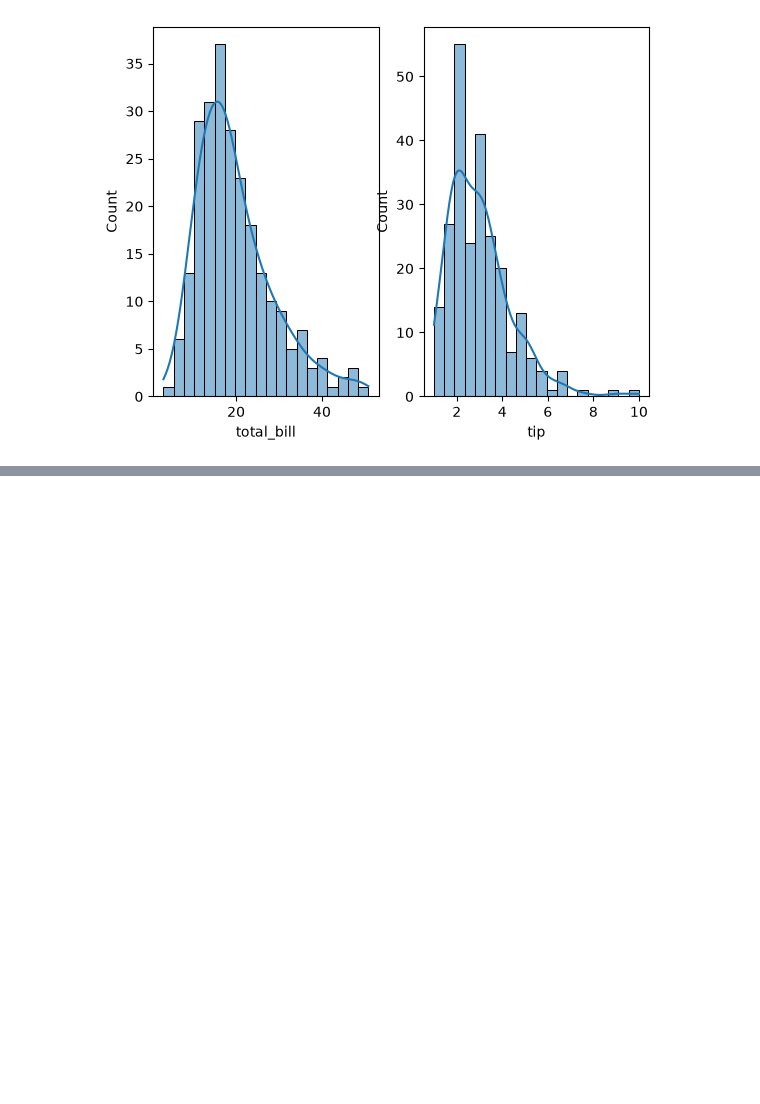
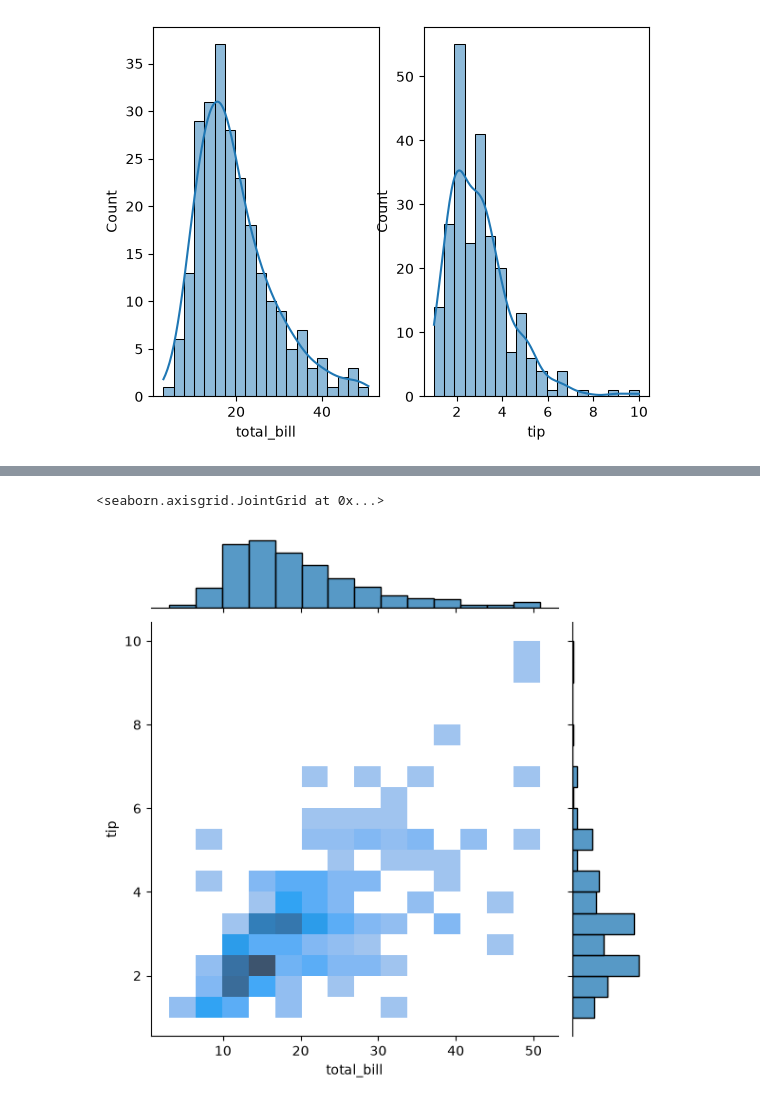
Before and after one commit to praful011-nep/ML-Playground, a Jupyter notebook: Data_Visualization/Seaborn/2.Distribution_plot.ipynb, the cells around one changed output, grey strips where cells are left out. Cells and saved outputs as stored; diff of their text form; code cells hidden in the pictures; blank space fills up the shorter version.

```diff
--- a/Data_Visualization/Seaborn/2.Distribution_plot.ipynb
+++ b/Data_Visualization/Seaborn/2.Distribution_plot.ipynb
@@ -51,0 +71,10 @@ sns.histplot(df['tip'], bins = 20, kde=True)
+# %%
+sns.jointplot(
+    x = "total_bill",
+    y = "tip",
+    data = df,
+    kind = 'hist'
+)
+# %% [output]
+<seaborn.axisgrid.JointGrid at 0x...>
+[figure, added]
```
Also changed, not shown: parts of 6 cells of this notebook.
